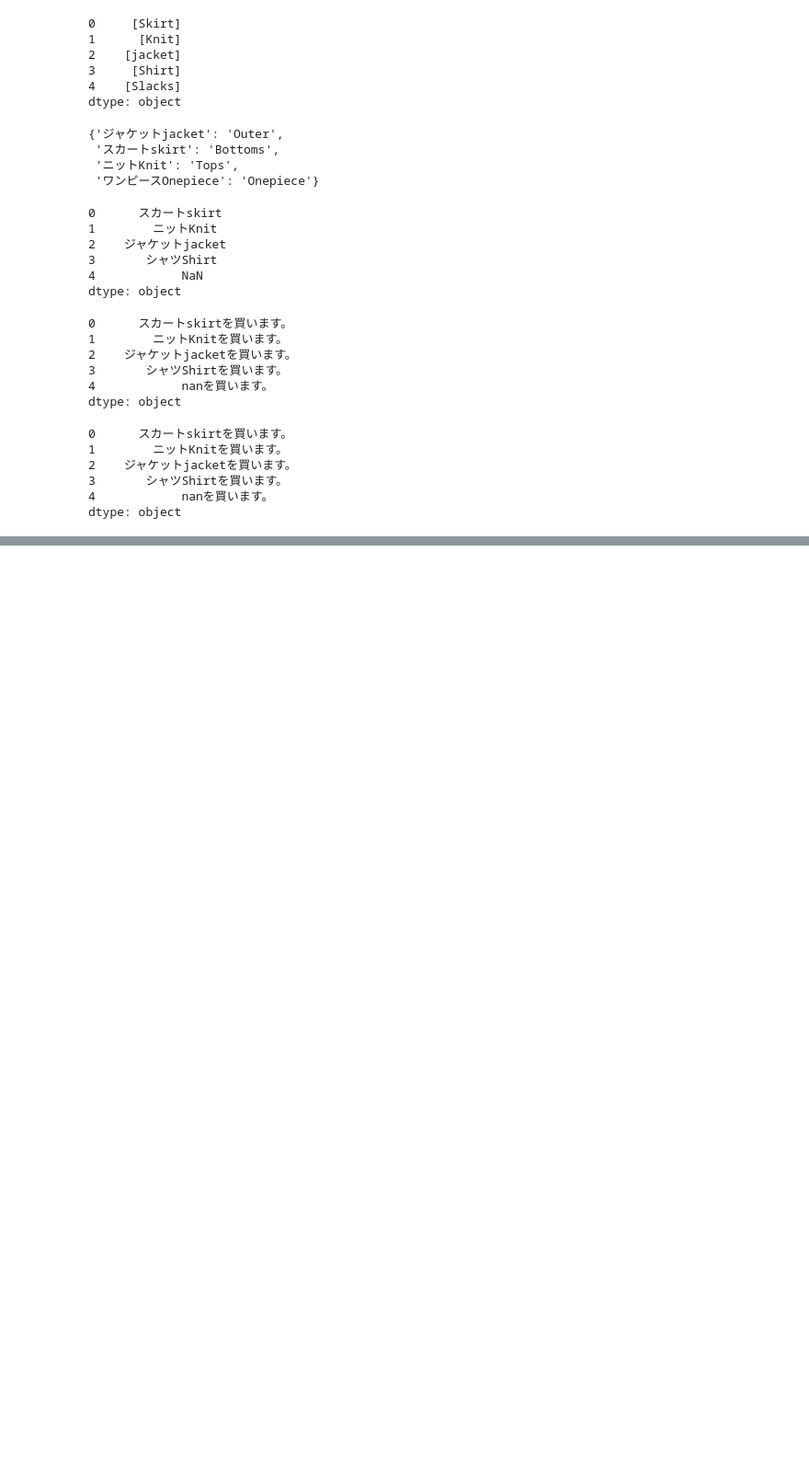
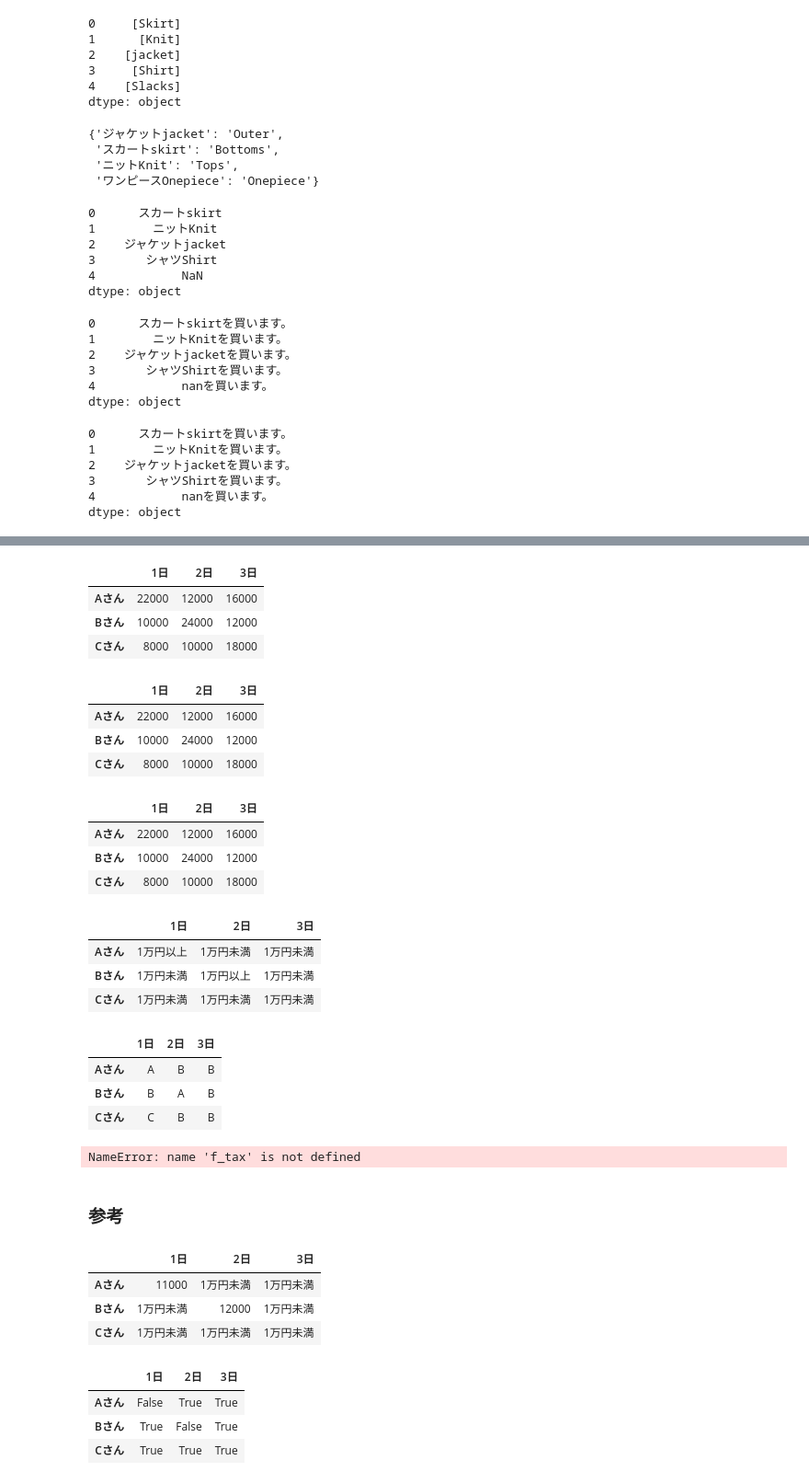
Before and after one commit to mashiken/Pandas_sample, a Jupyter notebook: test14.ipynb, the cells around one changed output, grey strips where cells are left out. Shown: that part at 92% size. Drawn from its saved outputs; the diff is of its cells as text; code cells hidden in the pictures; blank space fills up the shorter version.

```diff
--- a/test14.ipynb
+++ b/test14.ipynb
@@ -365,0 +378,58 @@ dtype: object
+# %%
+df * 2
+# %% [output]
+|  | 1日 | 2日 | 3日 |
+| Aさん | 22000 | 12000 | 16000 |
+| Bさん | 10000 | 24000 | 12000 |
+| Cさん | 8000 | 10000 | 18000 |
+# %%
+df.applymap(double)
+# %% [output]
+|  | 1日 | 2日 | 3日 |
+| Aさん | 22000 | 12000 | 16000 |
+| Bさん | 10000 | 24000 | 12000 |
+| Cさん | 8000 | 10000 | 18000 |
+# %%
+df.applymap(lambda x : x * 2)
+# %% [output]
+|  | 1日 | 2日 | 3日 |
+| Aさん | 22000 | 12000 | 16000 |
+| Bさん | 10000 | 24000 | 12000 |
+| Cさん | 8000 | 10000 | 18000 |
+# %%
+df.applymap(lambda x: '1万円以上' if x >= 10000 else '1万円未満')
+# %% [output]
+|  | 1日 | 2日 | 3日 |
+| Aさん | 1万円以上 | 1万円未満 | 1万円未満 |
+| Bさん | 1万円未満 | 1万円以上 | 1万円未満 |
+| Cさん | 1万円未満 | 1万円未満 | 1万円未満 |
+# %%
+df.applymap(f_rank)
+# %% [output]
+|  | 1日 | 2日 | 3日 |
+| Aさん | A | B | B |
+| Bさん | B | A | B |
+| Cさん | C | B | B |
+# %%
+df.applymap(f_tax, args=(0.1,))
+# Seriesのmapメソッドと共に引数を渡す手段が無いためerror
+# %% [output]
+NameError: name 'f_tax' is not defined
+# %% [markdown]
+### 参考
+# %%
+df.mask(df < 10000, '1万円未満')
+# maskメソッド 条件に合う場合は指定の値を返す事が出来る
+# %% [output]
+|  | 1日 | 2日 | 3日 |
+| Aさん | 11000 | 1万円未満 | 1万円未満 |
+| Bさん | 1万円未満 | 12000 | 1万円未満 |
+| Cさん | 1万円未満 | 1万円未満 | 1万円未満 |
+# %%
+df < 10000
+# 条件だけ記載するとTrue Falseのみかえって来る
+# %% [output]
+|  | 1日 | 2日 | 3日 |
+| Aさん | False | True | True |
+| Bさん | True | False | True |
+| Cさん | True | True | True |
```
Also changed, not shown: parts of 28 cells of this notebook.
